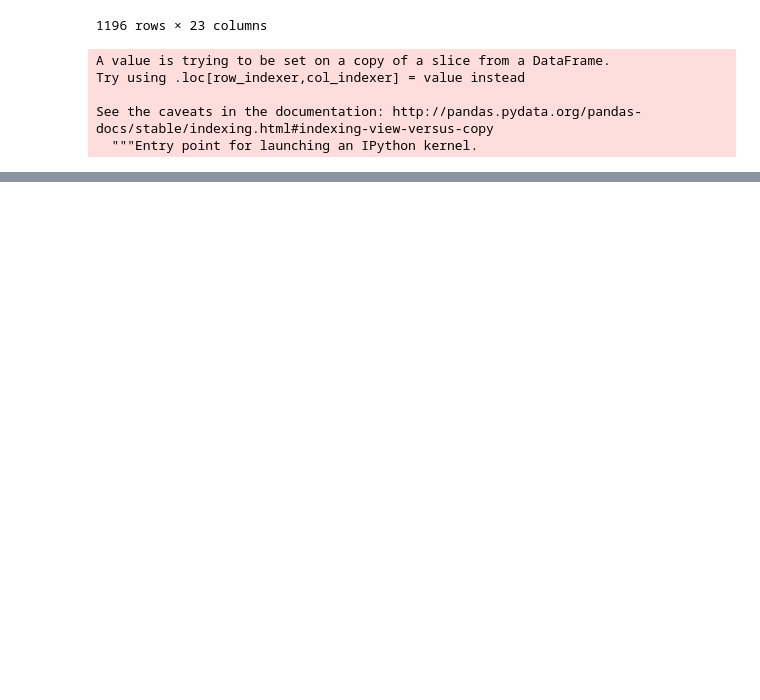
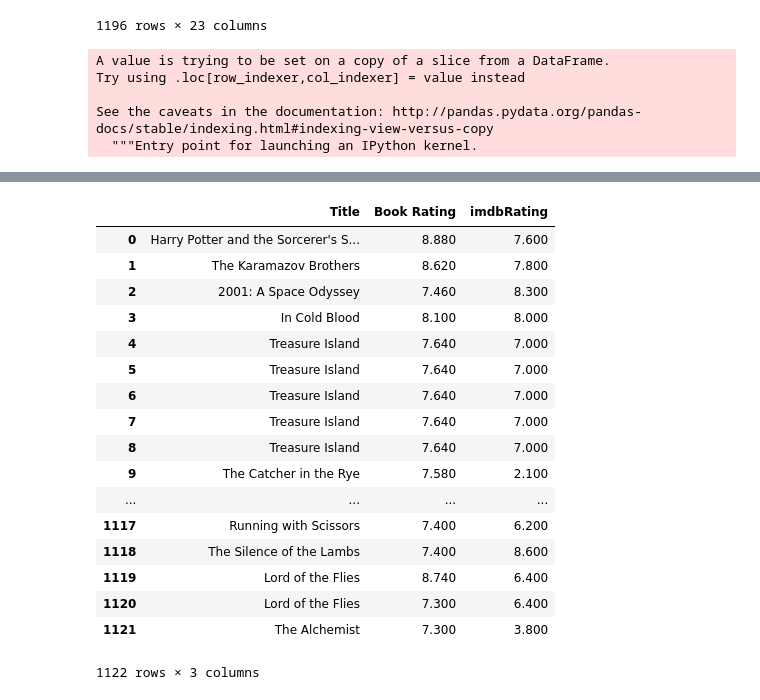
Before and after one commit to akschenker/ETL-project, a Jupyter notebook: htet/books_vs_movies_br_high_reviews.ipynb, the cells around one changed output, grey strips where cells are left out. Saved outputs shown, nothing was run; the diff lists cells and outputs as text; code cells hidden in the pictures; blank space fills up the shorter version.

```diff
--- a/htet/books_vs_movies_br_high_reviews.ipynb
+++ b/htet/books_vs_movies_br_high_reviews.ipynb
@@ -242,3 +239,24 @@ best_movies
 #genre, get average rating from all 3 sources, rated(PG,R,etc.), awards, director, compare book ratings vs movie ratings
 
 #graphs - 2 column bar chart comparing movies and books,
+# %%
+comparison_df
+# %% [output]
+|  | Title | Book Rating | imdbRating |
+| 0 | Harry Potter and the Sorcerer's S... | 8.880 | 7.600 |
+| 1 | The Karamazov Brothers | 8.620 | 7.800 |
+| 2 | 2001: A Space Odyssey | 7.460 | 8.300 |
+| 3 | In Cold Blood | 8.100 | 8.000 |
+| 4 | Treasure Island | 7.640 | 7.000 |
+| 5 | Treasure Island | 7.640 | 7.000 |
+| 6 | Treasure Island | 7.640 | 7.000 |
+| 7 | Treasure Island | 7.640 | 7.000 |
+| 8 | Treasure Island | 7.640 | 7.000 |
+| 9 | The Catcher in the Rye | 7.580 | 2.100 |
+| ... | ... | ... | ... |
+| 1117 | Running with Scissors | 7.400 | 6.200 |
+| 1118 | The Silence of the Lambs | 7.400 | 8.600 |
+| 1119 | Lord of the Flies | 8.740 | 6.400 |
+| 1120 | Lord of the Flies | 7.300 | 6.400 |
+| 1121 | The Alchemist | 7.300 | 3.800 |
+1122 rows × 3 columns
```
Also changed, not shown: parts of 12 cells of this notebook, 6 other files.
